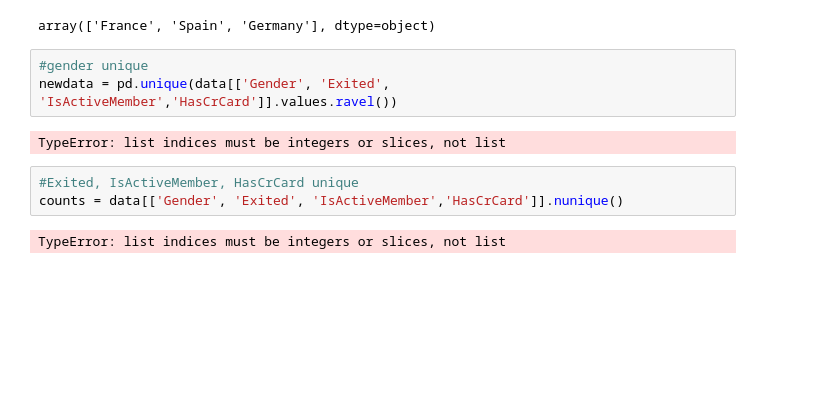
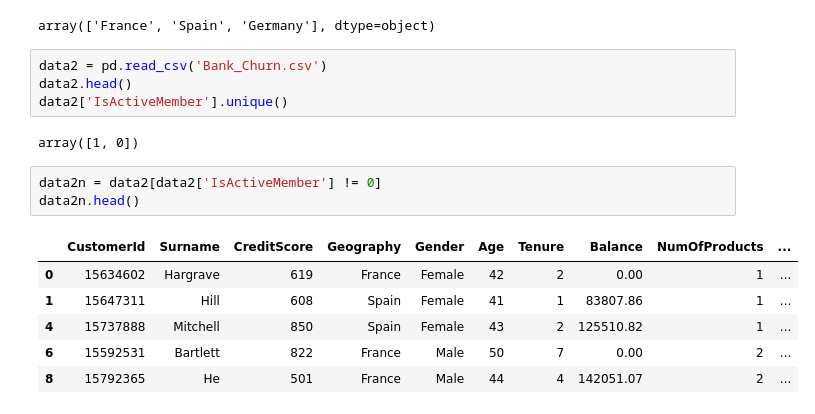
Before and after one commit to veniapputrii/Data-Analyst-using-Python, a Jupyter notebook: ETL_Products.ipynb, the cells around one changed output. Cells and saved outputs as stored; diff of their text form; blank space fills up the shorter version.

```diff
--- a/ETL_Products.ipynb
+++ b/ETL_Products.ipynb
@@ -55,13 +58,19 @@ data['Geography'] = data['Geography'].replace('French', 'France')
 data['Geography'].unique()
 # %% [output]
 array(['France', 'Spain', 'Germany'], dtype=object)
-# %%
-#gender unique
-newdata = pd.unique(data[['Gender', 'Exited', 'IsActiveMember','HasCrCard']].values.ravel())
-# %% [output]
-TypeError: list indices must be integers or slices, not list
-# %%
-#Exited, IsActiveMember, HasCrCard unique
-counts = data[['Gender', 'Exited', 'IsActiveMember','HasCrCard']].nunique()
-# %% [output]
-TypeError: list indices must be integers or slices, not list
+# %%
+data2 = pd.read_csv('Bank_Churn.csv')
+data2.head()
+data2['IsActiveMember'].unique()
+# %% [output]
+array([1, 0])
+# %%
+data2n = data2[data2['IsActiveMember'] != 0]
+data2n.head()
+# %% [output]
+|  | CustomerId | Surname | CreditScore | Geography | Gender | Age | Tenure | Balance | NumOfProducts | ... |
+| 0 | 15634602 | Hargrave | 619 | France | Female | 42 | 2 | 0.00 | 1 | ... |
+| 1 | 15647311 | Hill | 608 | Spain | Female | 41 | 1 | 83807.86 | 1 | ... |
+| 4 | 15737888 | Mitchell | 850 | Spain | Female | 43 | 2 | 125510.82 | 1 | ... |
+| 6 | 15592531 | Bartlett | 822 | France | Male | 50 | 7 | 0.00 | 2 | ... |
+| 8 | 15792365 | He | 501 | France | Male | 44 | 4 | 142051.07 | 2 | ... |
```
Also changed, not shown: parts of 7 cells of this notebook.
